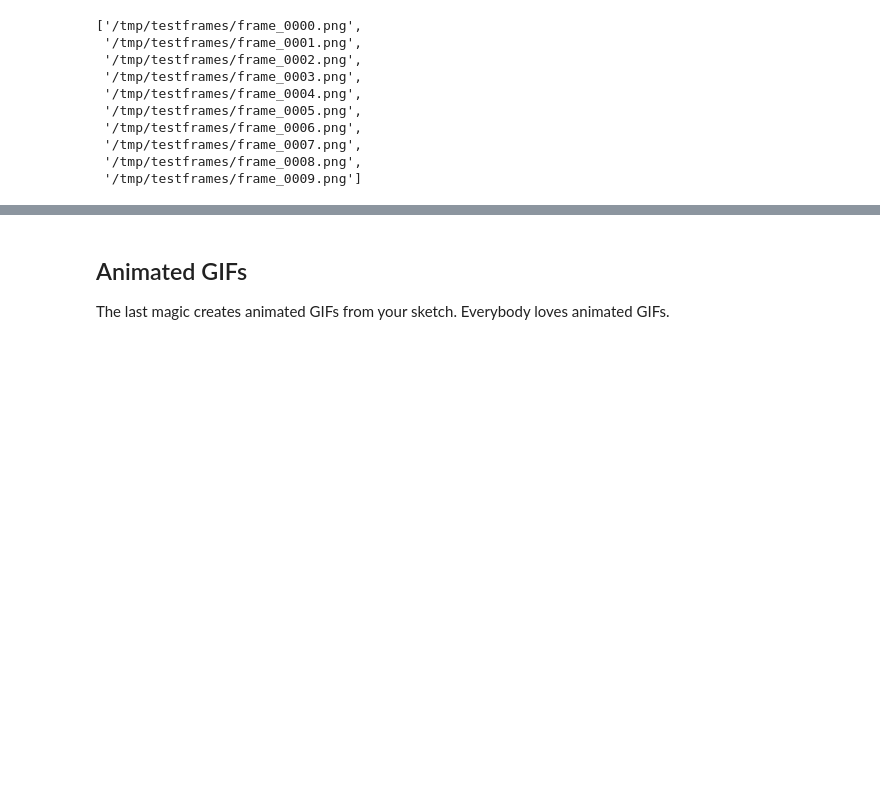
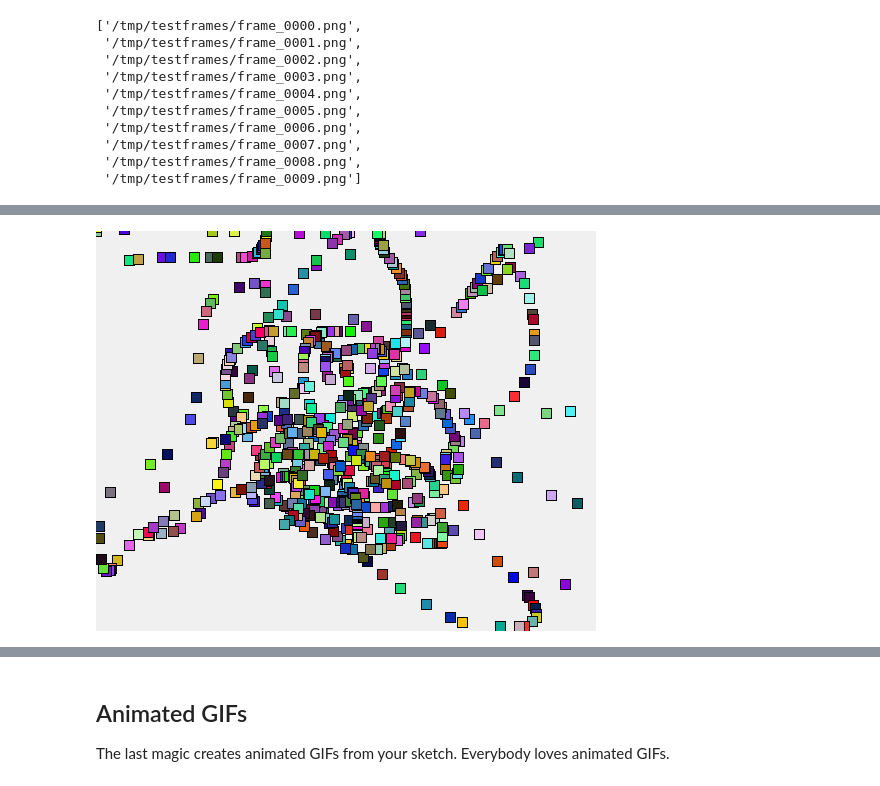
Before and after one commit to hx2A/py5website, a Jupyter notebook: tutorials/Jupyter Notebooks.ipynb, the cells around one changed output, grey strips where cells are left out. Drawn from its saved outputs; the diff is of its cells as text; code cells hidden in the pictures; blank space fills up the shorter version.

```diff
--- a/tutorials/Jupyter Notebooks.ipynb
+++ b/tutorials/Jupyter Notebooks.ipynb
@@ -379,0 +383,2 @@ Those frames can be assembled into a video file.
+# %%
+frames = %py5captureframes -w 3 -p 1 10
@@ -379,0 +387,4 @@ Those frames can be assembled into a video file.
+# %%
+frames[0]
+# %% [output]
+[figure, added]
```
Also changed, not shown: parts of 19 cells of this notebook, 8 other files.
